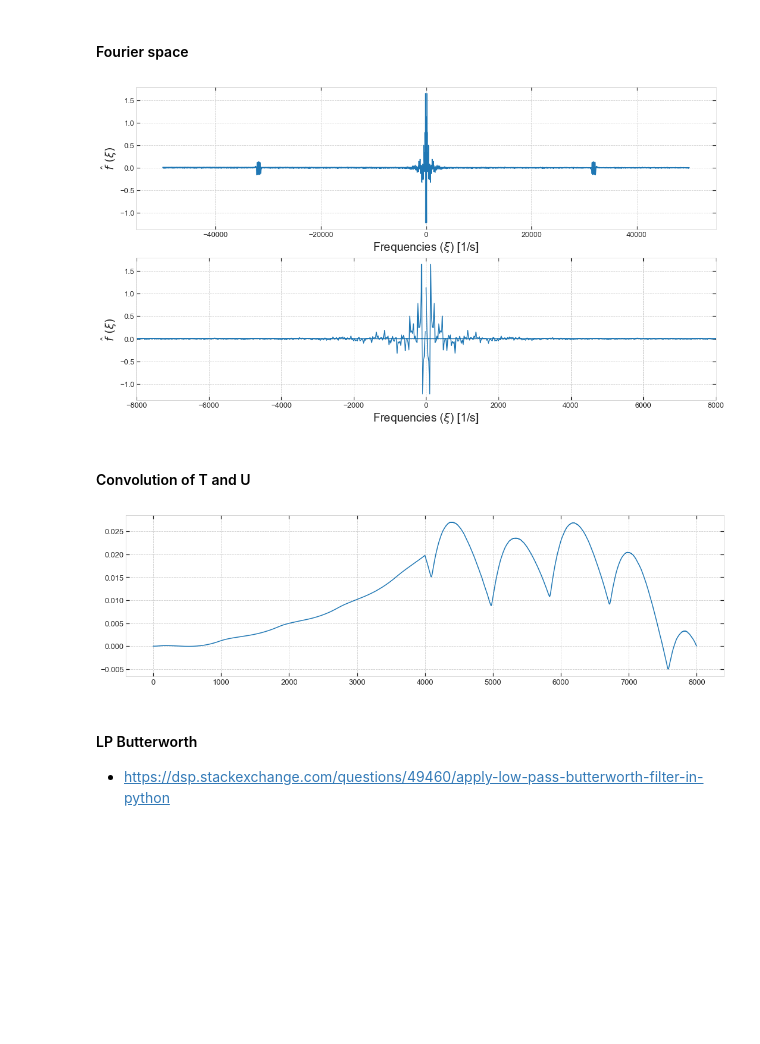
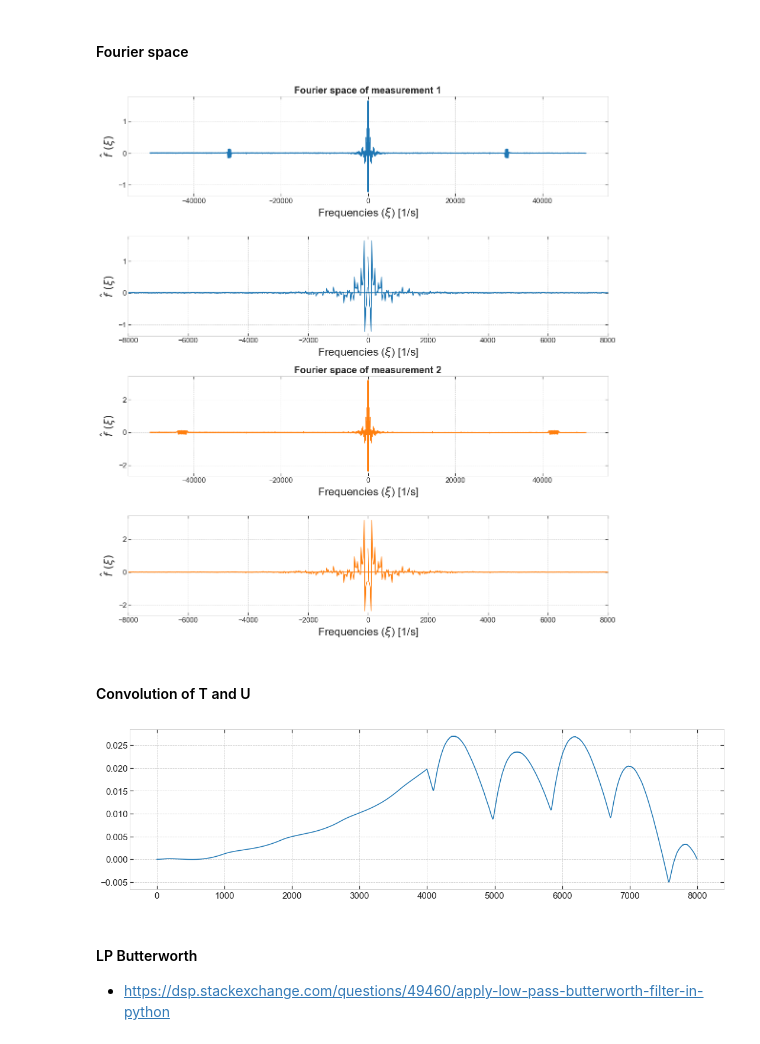
Before and after one commit to masterdesky/ELTE-applied-physics-2019, a Jupyter notebook: II. Optical Pumping/notebooks/opu.ipynb, the cells around one changed output. Saved outputs shown, nothing was run; the diff lists cells and outputs as text; code cells hidden in the pictures; blank space fills up the shorter version.

Commit message:
figures revamp (1/2)

```diff
--- a/II. Optical Pumping/notebooks/opu.ipynb
+++ b/II. Optical Pumping/notebooks/opu.ipynb
@@ -61,8 +61,13 @@ sns.set_style({'axes.axisbelow': True,
 PC = True
 if PC:
     OPU_dir = 'D://GitHub/ELTE_Applied_Physics_2019/II. Optical Pumping/data/'
+    figsave_dir = 'D://GitHub/ELTE_Applied_Physics_2019/II. Optical Pumping/Documentation/report/src/images/'
 else:
     OPU_dir = 'C://Users/masterdesky/Documents/GitHub/ELTE_Applied_Physics_2019/II. Optical Pumping/data/'
+    figsave_dir = 'C://Users/masterdesky/Documents/GitHub/ELTE_Applied_Physics_2019/II. Optical Pumping/Documentation/report/src/images/'
+
+figsave_format = 'pdf'
+figsave_dpi = 200
 
 # Bold print
 b1 = '\033[1m'
@@ -147,0 +132,4 @@ header
+# %%
+time_T, values_T, header_T = read_data_files(file=OPU_dir + 'tau_T.csv')
+time_1, values_1, header_1 = read_data_files(file=OPU_dir + 'tau_1.csv')
+time_2, values_2, header_2 = read_data_files(file=OPU_dir + 'tau_2.csv')
@@ -166,45 +226,60 @@ plt.show()
 # %% [markdown]
 #### Fourier space
 # %%
-nrows = 2
+nrows = 4
 ncols = 1
 fig, axes = plt.subplots(nrows=nrows, ncols=ncols, figsize=(18*ncols,5*nrows))
+fig.subplots_adjust(hspace=0.4)
 
-axislabelsize = 20
-axisticksize = 13
+titlesize = 20
+axislabelsize = 23
+axisticksize = 15
 
 # Calculate FFT and corresponding frequencies
 # Sampling should be somewhere around 44 kHz
-fourier = np.fft.fft(values)
-freq = np.fft.fftfreq(values.size, d=float(header['Sampling Period']))
+fourier_1 = np.fft.fft(values_1)
+freq_1 = np.fft.fftfreq(values_1.size, d=float(header_1['Sampling Period']))
+fourier_2 = np.fft.fft(values_2)
+freq_2 = np.fft.fftfreq(values_2.size, d=float(header_2['Sampling Period']))
+
+colors = ['tab:blue', 'tab:orange']
+for idx, params in enumerate([[freq_1, fourier_1.real], [freq_2, fourier_2.real]]):
+    axes[2*idx].plot(params[0], params[1], color=colors[idx])
+    axes[2*idx+1].plot(params[0], params[1], color=colors[idx])
 
 for i in range(nrows):
-    axes[i].plot(freq, fourier.real)
-
     axes[i].set_xlabel(r'Frequencies ($\xi$) [1/s]', fontsize=axislabelsize)
     axes[i].set_ylabel(r'$\hat{f}\ (\xi)$', fontsize=axislabelsize)
     axes[i].tick_params(axis='both', which='major', labelsize=axisticksize)
+axes[0].set_title('Fourier space of measurement 1', fontsize=titlesize, fontweight='bold')
+axes[2].set_title('Fourier space of measurement 2', fontsize=titlesize, fontweight='bold')
 
 freq_lim = 8000
 axes[1].set_xlim(-freq_lim, freq_lim)
+axes[3].set_xlim(-freq_lim, freq_lim)
 
+plt.savefig(figsave_dir + 'tau_fourier.' + figsave_format,
+            format=figsave_format,
+            dpi=figsave_dpi,
+            bbox_inches='tight')
 plt.show()
 # %% [output]
-[figure, old version]
+[figure, new version]
 # %% [markdown]
 #### Convolution of T and U
 # %%
 fig, axes = plt.subplots(figsize=(18,5))
 
-axisticksize = 13
+axislabelsize = 23
+axisticksize = 15
 
-axes.plot(np.convolve(time, values))
+axes.plot(np.convolve(time_1, values_1))
 
 axes.tick_params(axis='both', which='major', labelsize=axisticksize)
 
 plt.show()
 # %% [output]
-[figure, old version]
+[figure, new version]
 # %% [markdown]
 #### LP Butterworth
 
```
Also changed, not shown: parts of 32 cells of this notebook, 19 other files.
